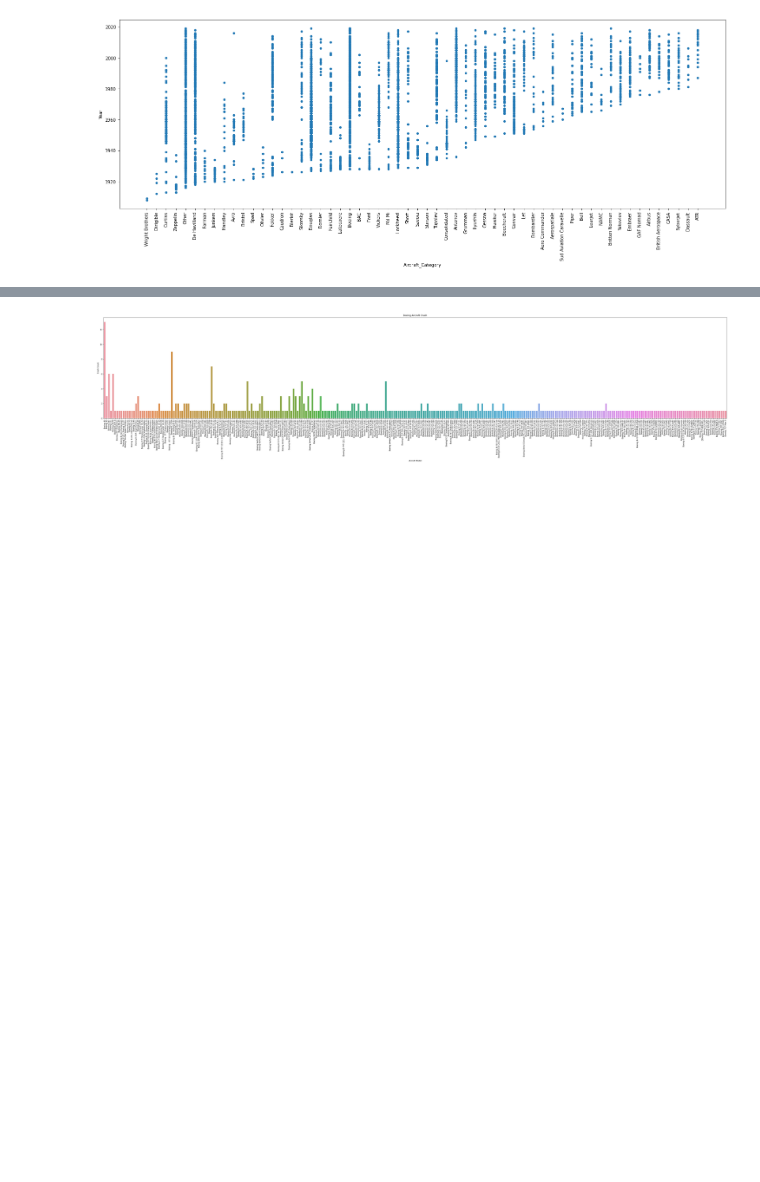
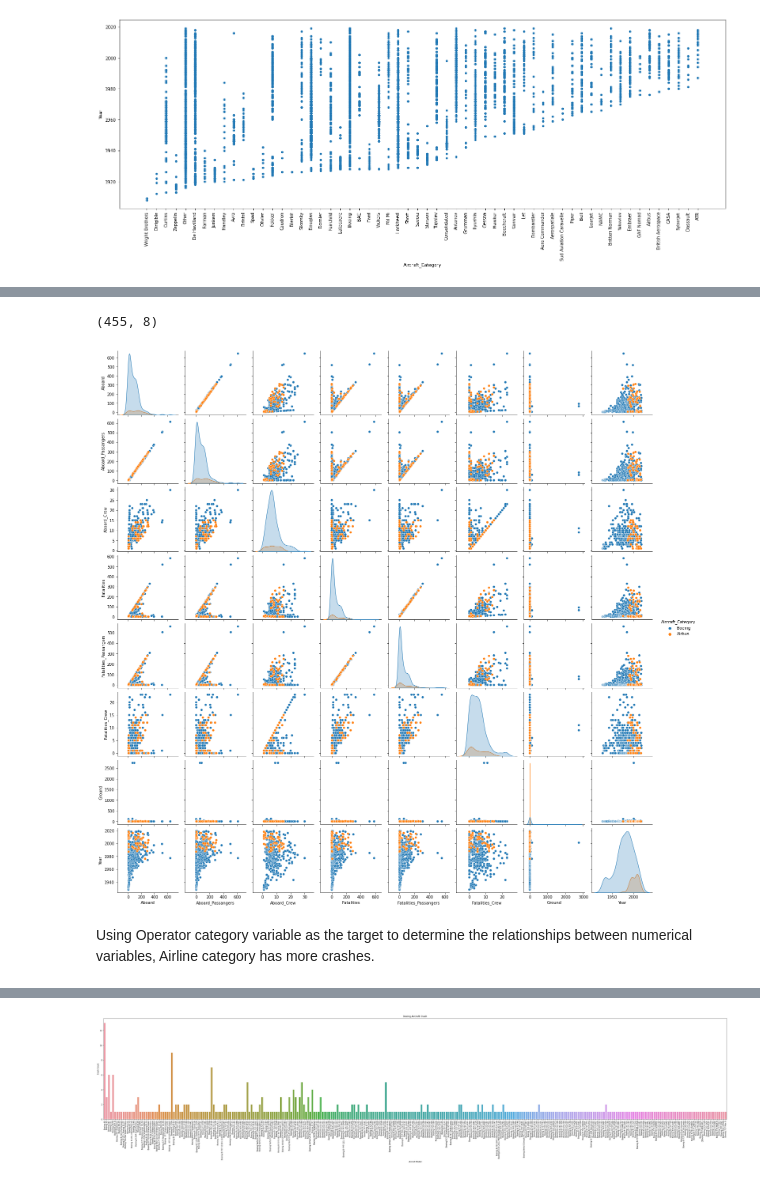
Before and after one commit to women-in-ai-ireland/May-2022-WaiXCollins-Airplane-Crash-Investigation, a Jupyter notebook: WAI_Crash_Investigation_Erumena.ipynb, the cells around one changed output, grey strips where cells are left out. Drawn from its saved outputs; the diff is of its cells as text; code cells hidden in the pictures; blank space fills up the shorter version.

```diff
--- a/WAI_Crash_Investigation_Erumena.ipynb
+++ b/WAI_Crash_Investigation_Erumena.ipynb
@@ -349,0 +458,15 @@ plt.legend(bbox_to_anchor=(1.3,1));
+# %%
+cols_continuous=df_bng_bus.select_dtypes(include="number").nunique()>=10
+
+df_continuous=df_bng_bus[cols_continuous[cols_continuous].index]
+
+df_continuous.shape
+# %% [output]
+(455, 8)
+# %%
+#visualise relationship between numerical variables with Operator Category as the target variable
+sns.pairplot(df_bng_bus, hue='Aircraft_Category');
+# %% [output]
+[figure, added]
+# %% [markdown]
+Using Operator category variable as the target to determine the relationships between numerical variables, Airline category has more crashes.
```
Also changed, not shown: parts of 47 cells of this notebook.
